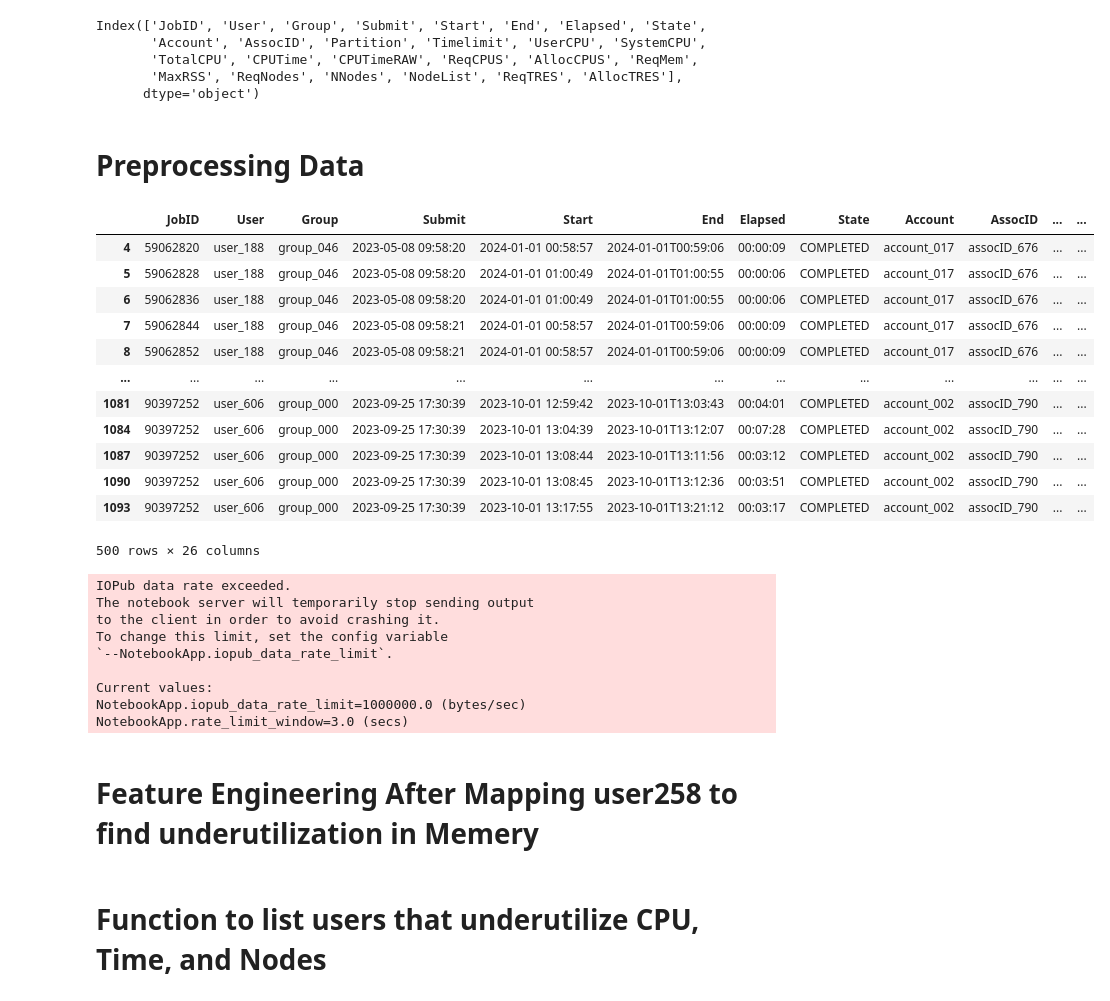
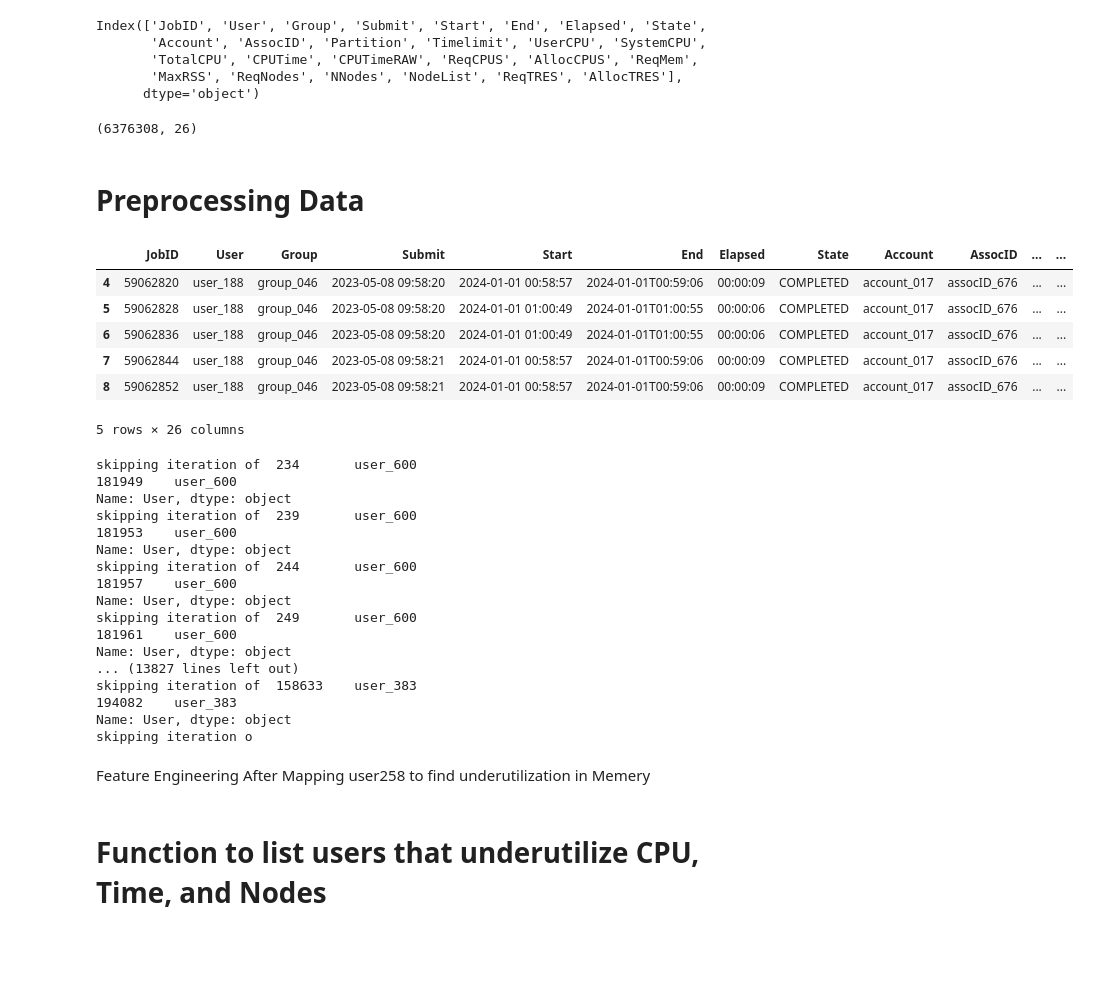
Before and after one commit to tairaeli/ICER_user_data_analytics, a Jupyter notebook: SLURM-Analysis.ipynb, the cells around one changed output. Drawn from its saved outputs; the diff is of its cells as text; code cells hidden in the pictures; blank space fills up the shorter version.

Commit message:
Function never stopped running (SLURM cleaner)

```diff
--- a/SLURM-Analysis.ipynb
+++ b/SLURM-Analysis.ipynb
@@ -9,7 +9,7 @@ from sklearn.metrics import mean_absolute_error
 from sklearn.preprocessing import StandardScaler
 from datetime import timedelta
 # %%
-slurm = pd.read_csv("/mnt/research/CMSE495-SS24-ICER/slurm_usage/DID_FINAL_SLURM_OCT_2023.csv",delimiter="|",nrows=1e7)
+slurm = pd.read_csv("/mnt/research/CMSE495-SS24-ICER/slurm_usage/DID_FINAL_SLURM_OCT_2023.csv",delimiter="|")
 # %%
 slurm = slurm.drop(columns=['Unnamed: 0.1', 'Unnamed: 0'])
 slurm.head()
@@ -29,3 +29,7 @@ Index(['JobID', 'User', 'Group', 'Submit', 'Start', 'End', 'Elapsed', 'State',
        'TotalCPU', 'CPUTime', 'CPUTimeRAW', 'ReqCPUS', 'AllocCPUS', 'ReqMem',
        'MaxRSS', 'ReqNodes', 'NNodes', 'NodeList', 'ReqTRES', 'AllocTRES'],
       dtype='object')
+# %%
+slurm.shape
+# %% [output]
+(6376308, 26)
@@ -34,33 +40,22 @@ Index(['JobID', 'User', 'Group', 'Submit', 'Start', 'End', 'Elapsed', 'State',
 # %%
 # # convert Submit and Start to datetime, and filter rows with 'Unknown' start
 
 # # Filter out rows where 'State' is "Cancelled" or Unknown
 slurm = slurm[slurm['State'] != 'Cancelled']
 slurm = slurm[slurm['Start']!= 'Unknown']
 slurm = slurm.dropna(subset=['Start'])
 slurm = slurm.dropna(subset=['Timelimit'])
 
 
 slurm['Submit'] = pd.to_datetime(slurm['Submit'])
 slurm['Start'] = pd.to_datetime(slurm['Start'])
 
-
-# Dropping user_258 (job batches)
-# slurm = slurm[slurm['User']!='user_258']
-# user 258 includes information about the used memery column (MaxRSS) which means we can't drop user258
-
-slurm.head(500)
+slurm.head(5)
 # %% [output]
 |  | JobID | User | Group | Submit | Start | End | Elapsed | State | Account | AssocID | ... | ... |
 | 4 | 59062820 | user_188 | group_046 | 2023-05-08 09:58:20 | 2024-01-01 00:58:57 | 2024-01-01T00:59:06 | 00:00:09 | COMPLETED | account_017 | assocID_676 | ... | ... |
 | 5 | 59062828 | user_188 | group_046 | 2023-05-08 09:58:20 | 2024-01-01 01:00:49 | 2024-01-01T01:00:55 | 00:00:06 | COMPLETED | account_017 | assocID_676 | ... | ... |
 | 6 | 59062836 | user_188 | group_046 | 2023-05-08 09:58:20 | 2024-01-01 01:00:49 | 2024-01-01T01:00:55 | 00:00:06 | COMPLETED | account_017 | assocID_676 | ... | ... |
 | 7 | 59062844 | user_188 | group_046 | 2023-05-08 09:58:21 | 2024-01-01 00:58:57 | 2024-01-01T00:59:06 | 00:00:09 | COMPLETED | account_017 | assocID_676 | ... | ... |
 | 8 | 59062852 | user_188 | group_046 | 2023-05-08 09:58:21 | 2024-01-01 00:58:57 | 2024-01-01T00:59:06 | 00:00:09 | COMPLETED | account_017 | assocID_676 | ... | ... |
-| ... | ... | ... | ... | ... | ... | ... | ... | ... | ... | ... | ... | ... |
-| 1081 | 90397252 | user_606 | group_000 | 2023-09-25 17:30:39 | 2023-10-01 12:59:42 | 2023-10-01T13:03:43 | 00:04:01 | COMPLETED | account_002 | assocID_790 | ... | ... |
-| 1084 | 90397252 | user_606 | group_000 | 2023-09-25 17:30:39 | 2023-10-01 13:04:39 | 2023-10-01T13:12:07 | 00:07:28 | COMPLETED | account_002 | assocID_790 | ... | ... |
-| 1087 | 90397252 | user_606 | group_000 | 2023-09-25 17:30:39 | 2023-10-01 13:08:44 | 2023-10-01T13:11:56 | 00:03:12 | COMPLETED | account_002 | assocID_790 | ... | ... |
-| 1090 | 90397252 | user_606 | group_000 | 2023-09-25 17:30:39 | 2023-10-01 13:08:45 | 2023-10-01T13:12:36 | 00:03:51 | COMPLETED | account_002 | assocID_790 | ... | ... |
-| 1093 | 90397252 | user_606 | group_000 | 2023-09-25 17:30:39 | 2023-10-01 13:17:55 | 2023-10-01T13:21:12 | 00:03:17 | COMPLETED | account_002 | assocID_790 | ... | ... |
-500 rows × 26 columns
+5 rows × 26 columns
@@ -67,19 +113,31 @@ slurm.head(500)
+# %%
+# Never stops :(
+slurm_cleaned = AggSLURMDat(slurm)
+slurm_cleaned
+# %% [output]
+skipping iteration of  234       user_600
+181949    user_600
+Name: User, dtype: object
+skipping iteration of  239       user_600
+181953    user_600
+Name: User, dtype: object
+skipping iteration of  244       user_600
+181957    user_600
+Name: User, dtype: object
+skipping iteration of  249       user_600
+181961    user_600
+Name: User, dtype: object
+... (13827 lines left out)
+skipping iteration of  158633    user_383
+194082    user_383
+Name: User, dtype: object
+skipping iteration o
 # %%
 # observing different units in Memory
 print(set(slurm['ReqMem']))
 print(set(slurm['MaxRSS']))
-# %% [output]
-IOPub data rate exceeded.
-The notebook server will temporarily stop sending output
-to the client in order to avoid crashing it.
-To change this limit, set the config variable
-`--NotebookApp.iopub_data_rate_limit`.
-
-Current values:
-NotebookApp.iopub_data_rate_limit=1000000.0 (bytes/sec)
-NotebookApp.rate_limit_window=3.0 (secs)
 # %% [markdown]
-# Feature Engineering After Mapping user258 to find underutilization in Memery
+ Feature Engineering After Mapping user258 to find underutilization in Memery
 # %%
 # slurm = slurm.dropna(subset=['ReqMem'])     # Dropping nan ReqMem as they all belong to user_258
 
```
Also changed, not shown: parts of 3 cells of this notebook.
